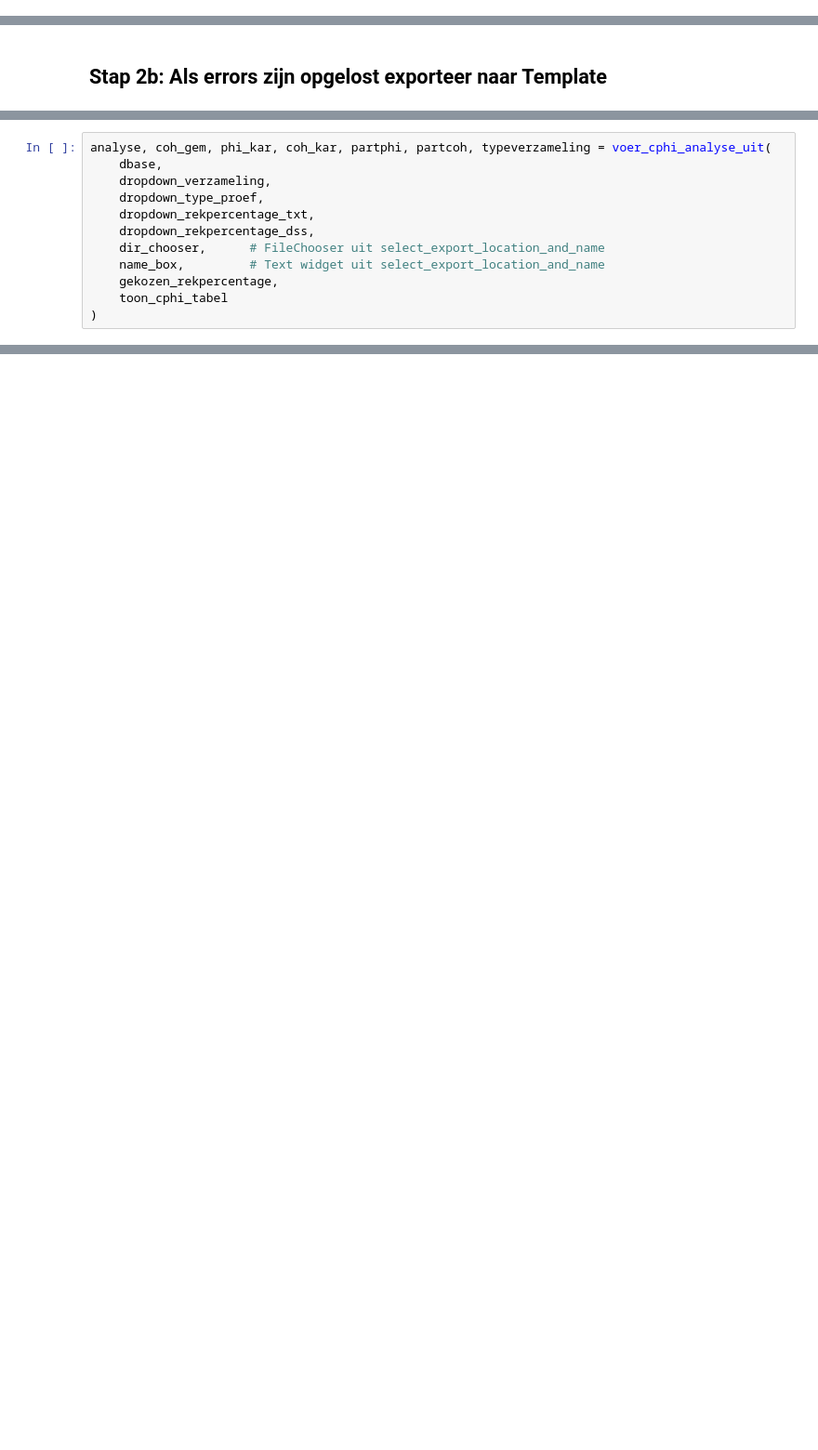
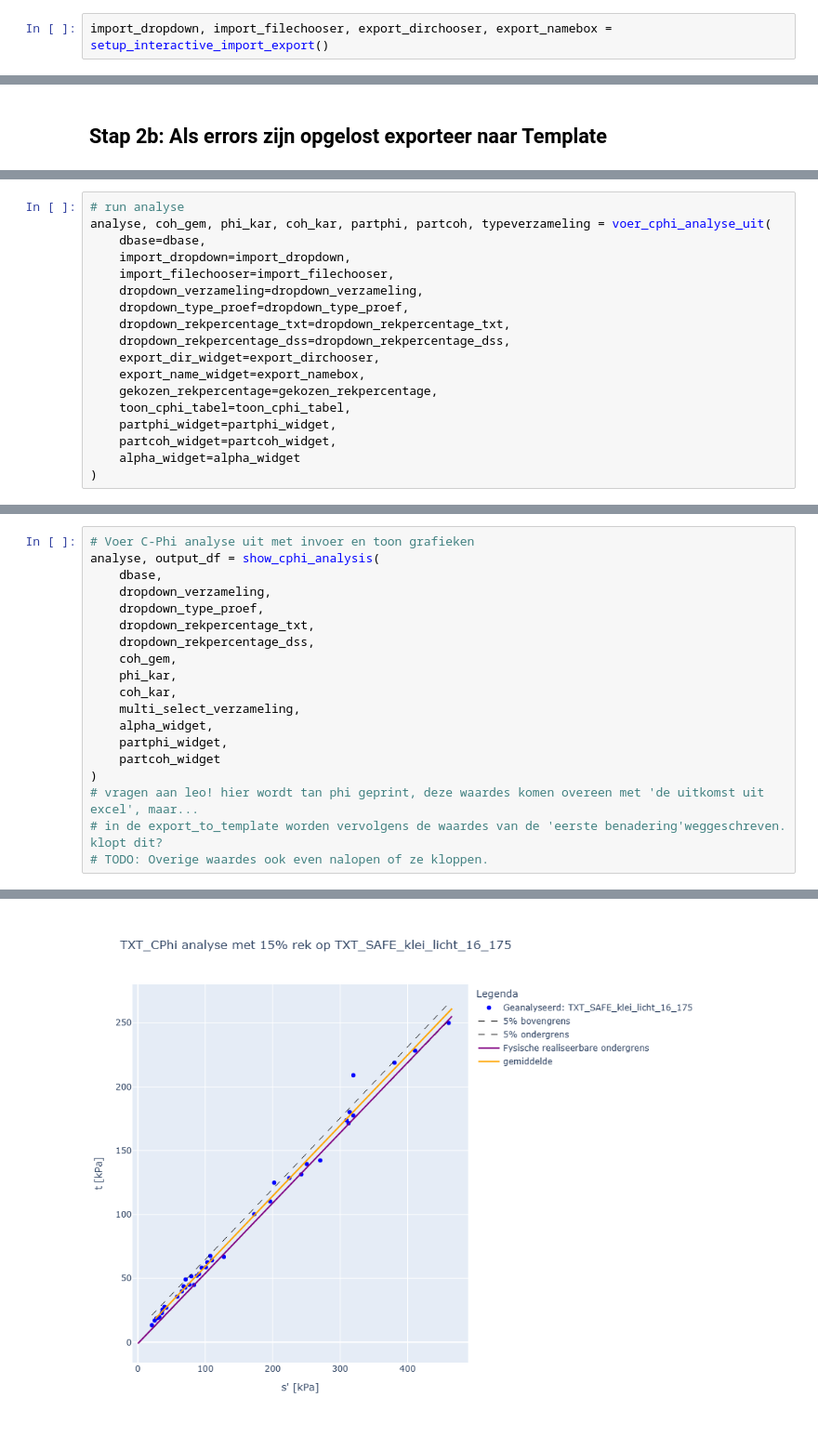
Before and after one commit to kkpdata/PV-tool, a Jupyter notebook: PV-tool_TD.ipynb, the cells around one changed output, grey strips where cells are left out. Shown at 93% size. Cells and saved outputs as stored; diff of their text form; blank space fills up the shorter version.

```diff
--- a/PV-tool_TD.ipynb
+++ b/PV-tool_TD.ipynb
@@ -76,0 +56,2 @@ VBox(children=(FileChooser(path='C:\Users\deenekat7271\Documents\GitHub\pv-tool'
+# %%
+import_dropdown, import_filechooser, export_dirchooser, export_namebox = setup_interactive_import_export()
@@ -171,13 +181,19 @@ SelectMultiple(description='Vergelijk met:', index=(0,), layout=Layout(height='1
 # %%
+# run analyse
 analyse, coh_gem, phi_kar, coh_kar, partphi, partcoh, typeverzameling = voer_cphi_analyse_uit(
-    dbase,
-    dropdown_verzameling,
-    dropdown_type_proef,
-    dropdown_rekpercentage_txt,
-    dropdown_rekpercentage_dss,
-    dir_chooser,      # FileChooser uit select_export_location_and_name
-    name_box,         # Text widget uit select_export_location_and_name
-    gekozen_rekpercentage,
-    toon_cphi_tabel
+    dbase=dbase,
+    import_dropdown=import_dropdown,
+    import_filechooser=import_filechooser,
+    dropdown_verzameling=dropdown_verzameling,
+    dropdown_type_proef=dropdown_type_proef,
+    dropdown_rekpercentage_txt=dropdown_rekpercentage_txt,
+    dropdown_rekpercentage_dss=dropdown_rekpercentage_dss,
+    export_dir_widget=export_dirchooser,
+    export_name_widget=export_namebox,
+    gekozen_rekpercentage=gekozen_rekpercentage,
+    toon_cphi_tabel=toon_cphi_tabel,
+    partphi_widget=partphi_widget,
+    partcoh_widget=partcoh_widget,
+    alpha_widget=alpha_widget
 )
 # %% [output]
@@ -191,3 +206,23 @@ De invoer wordt automatisch opgehaald uit het template_PVtool5_0.xlsx [resultate
 **Verzameling en rekpercentage: TXT_SAFE_klei_licht_16_175, s'-t bij: ['eindsterkte']**
 **Opgeven invoer effectieve schuifsterkteparameters (fit):**
 GridspecLayout(children=(Label(value='Beschrijving', layout=Layout(grid_area='widget001')), Label(value='Benad…
+# %%
+# Voer C-Phi analyse uit met invoer en toon grafieken
+analyse, output_df = show_cphi_analysis(
+    dbase,
+    dropdown_verzameling,
+    dropdown_type_proef,
+    dropdown_rekpercentage_txt,
+    dropdown_rekpercentage_dss,
+    coh_gem,
+    phi_kar,
+    coh_kar,
+    multi_select_verzameling,
+    alpha_widget,
+    partphi_widget,
+    partcoh_widget
+)
+# vragen aan leo! hier wordt tan phi geprint, deze waardes komen overeen met 'de uitkomst uit excel', maar...
+# in de export_to_template worden vervolgens de waardes van de 'eerste benadering'weggeschreven. klopt dit?
+# TODO: Overige waardes ook even nalopen of ze kloppen.
+# %% [output]
@@ -193,0 +243 @@ GridspecLayout(children=(Label(value='Beschrijving', layout=Layout(grid_area='wi
+[figure, added]
```
Also changed, not shown: parts of 28 cells of this notebook, 8 other files.
